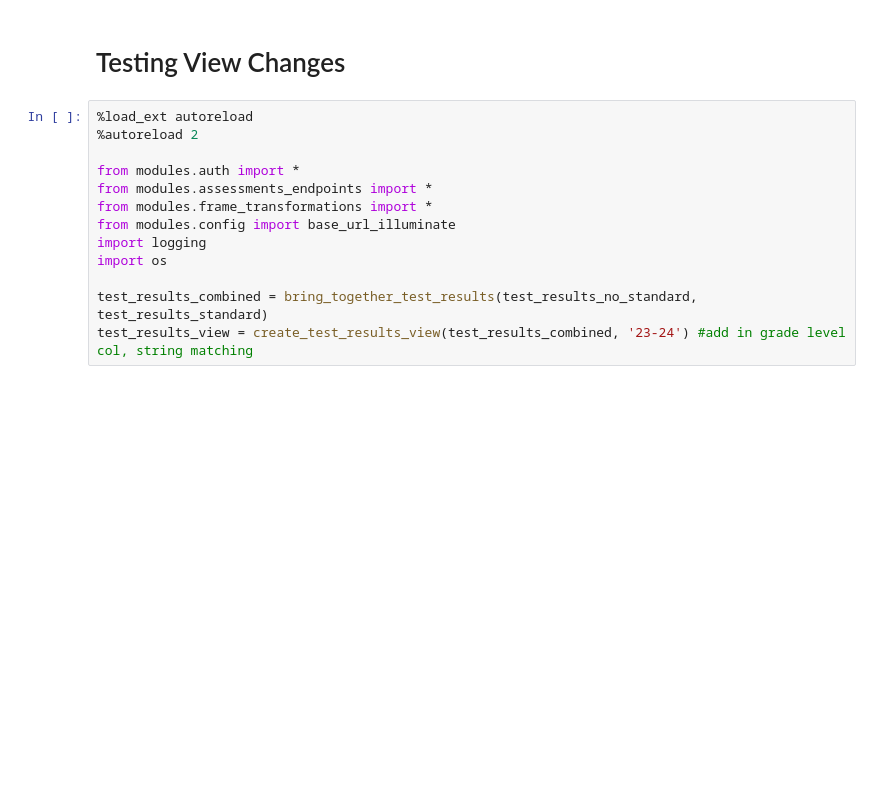
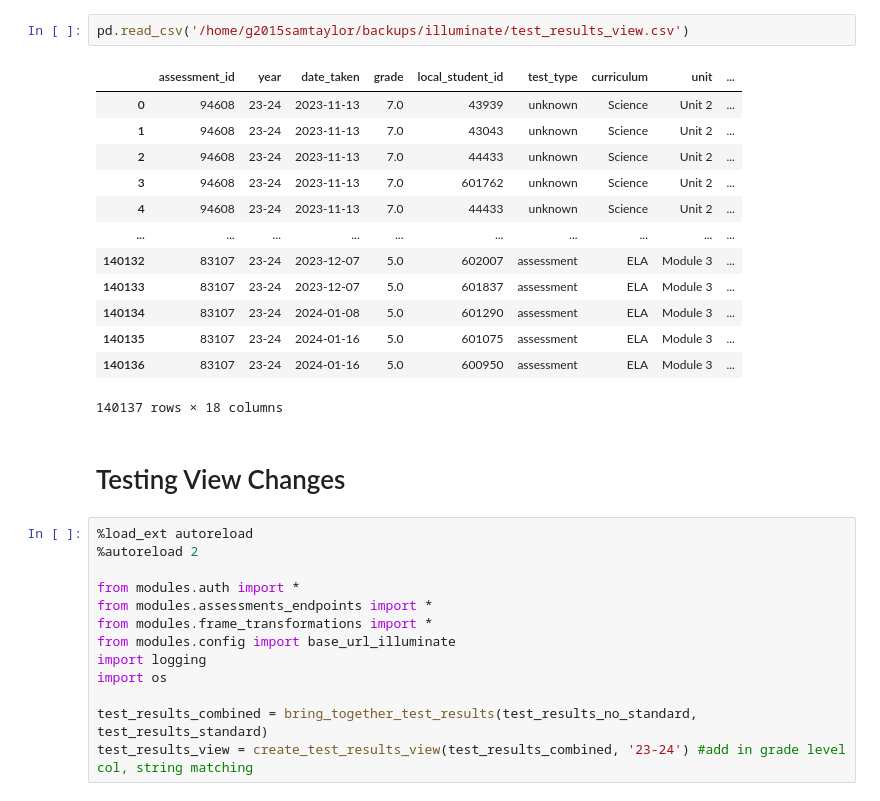
Before and after one commit to schooldataservices/illuminate_pyspark_icef, a Jupyter notebook: test.ipynb, the cells around one changed output. Saved outputs shown, nothing was run; the diff lists cells and outputs as text; blank space fills up the shorter version.

```diff
--- a/test.ipynb
+++ b/test.ipynb
@@ -32,3 +126,19 @@ test_results_view = create_test_results_view(test_results_combined, '24-25') #ad
+# %%
+pd.read_csv('/home/g2015samtaylor/backups/illuminate/test_results_view.csv')
+# %% [output]
+|  | assessment_id | year | date_taken | grade | local_student_id | test_type | curriculum | unit | ... |
+| 0 | 94608 | 23-24 | 2023-11-13 | 7.0 | 43939 | unknown | Science | Unit 2 | ... |
+| 1 | 94608 | 23-24 | 2023-11-13 | 7.0 | 43043 | unknown | Science | Unit 2 | ... |
+| 2 | 94608 | 23-24 | 2023-11-13 | 7.0 | 44433 | unknown | Science | Unit 2 | ... |
+| 3 | 94608 | 23-24 | 2023-11-13 | 7.0 | 601762 | unknown | Science | Unit 2 | ... |
+| 4 | 94608 | 23-24 | 2023-11-13 | 7.0 | 44433 | unknown | Science | Unit 2 | ... |
+| ... | ... | ... | ... | ... | ... | ... | ... | ... | ... |
+| 140132 | 83107 | 23-24 | 2023-12-07 | 5.0 | 602007 | assessment | ELA | Module 3 | ... |
+| 140133 | 83107 | 23-24 | 2023-12-07 | 5.0 | 601837 | assessment | ELA | Module 3 | ... |
+| 140134 | 83107 | 23-24 | 2024-01-08 | 5.0 | 601290 | assessment | ELA | Module 3 | ... |
+| 140135 | 83107 | 23-24 | 2024-01-16 | 5.0 | 601075 | assessment | ELA | Module 3 | ... |
+| 140136 | 83107 | 23-24 | 2024-01-16 | 5.0 | 600950 | assessment | ELA | Module 3 | ... |
+140137 rows × 18 columns
 # %% [markdown]
 # Testing View Changes
 # %%
```
Also changed, not shown: parts of 6 cells of this notebook, 4 other files.
